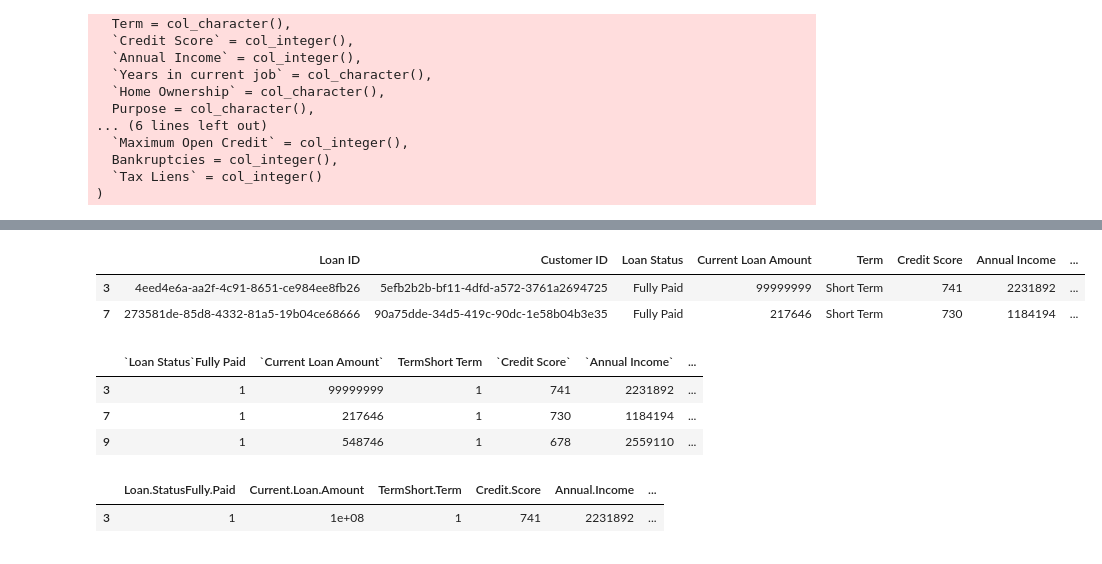
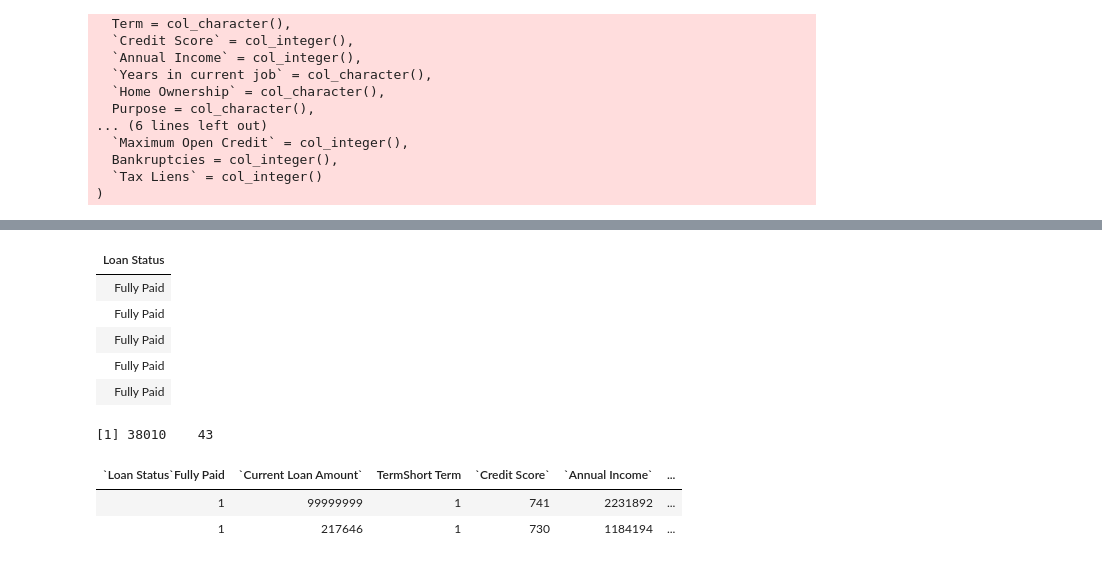
Before and after one commit to LinhHoang8997/Python-vs-R, a Jupyter notebook: Random Forest in R.ipynb, the cells around one changed output, grey strips where cells are left out. Drawn from its saved outputs; the diff is of its cells as text; code cells hidden in the pictures.

```diff
--- a/Random Forest in R.ipynb
+++ b/Random Forest in R.ipynb
@@ -7,5 +7,5 @@ library(tictoc)
 # %%
-df <- as.data.frame(read_csv('credit_train.csv'))
+df = read_csv('credit_train.csv')
 # %% [output]
 Parsed with column specification:
 cols(
@@ -53,6 +52,11 @@ df <- na.omit(df)
 # %%
-head(df,2)
+head(
+    df[,"Loan Status"]
+    ,5)
 # %% [output]
-|  | Loan ID | Customer ID | Loan Status | Current Loan Amount | Term | Credit Score | Annual Income | ... |
-| 3 | 4eed4e6a-aa2f-4c91-8651-ce984ee8fb26 | 5efb2b2b-bf11-4dfd-a572-3761a2694725 | Fully Paid | 99999999 | Short Term | 741 | 2231892 | ... |
-| 7 | 273581de-85d8-4332-81a5-19b04ce68666 | 90a75dde-34d5-419c-90dc-1e58b04b3e35 | Fully Paid | 217646 | Short Term | 730 | 1184194 | ... |
+| Loan Status |
+| Fully Paid |
+| Fully Paid |
+| Fully Paid |
+| Fully Paid |
+| Fully Paid |
@@ -66,7 +69,0 @@ features <- as.data.frame(predict(dummy, df))
-# %%
-head(features,3)
-# %% [output]
-|  | `Loan Status`Fully Paid | `Current Loan Amount` | TermShort Term | `Credit Score` | `Annual Income` | ... |
-| 3 | 1 | 99999999 | 1 | 741 | 2231892 | ... |
-| 7 | 1 | 217646 | 1 | 730 | 1184194 | ... |
-| 9 | 1 | 548746 | 1 | 678 | 2559110 | ... |
@@ -72,0 +77,10 @@ head(features,3)
+# %%
+dim(df_new)
+# %% [output]
+[1] 38010    43
+# %%
+head(df_new,2)
+# %% [output]
+| `Loan Status`Fully Paid | `Current Loan Amount` | TermShort Term | `Credit Score` | `Annual Income` | ... |
+| 1 | 99999999 | 1 | 741 | 2231892 | ... |
+| 1 | 217646 | 1 | 730 | 1184194 | ... |
@@ -73,10 +93,4 @@ head(features,3)
 # %%
-colnames(features) <- gsub("`", "", colnames(features))
-colnames(features) <- gsub(" ", ".", colnames(features))
-colnames(features) <- gsub("\\+", "plus", colnames(features))
-colnames(features) <- gsub("\\/", "", colnames(features))
-# In R, use \\ to grab special character
-head(features,1)
+colnames(df_new) <- gsub("`", "", colnames(df_new))
+# colnames(df_new) <- gsub(" ", ".", colnames(df_new))
+# # In R, use \\ to grab special character
-# %% [output]
-|  | Loan.StatusFully.Paid | Current.Loan.Amount | TermShort.Term | Credit.Score | Annual.Income | ... |
-| 3 | 1 | 1e+08 | 1 | 741 | 2231892 | ... |
```
Also changed, not shown: parts of 30 cells of this notebook, 2 other files.
